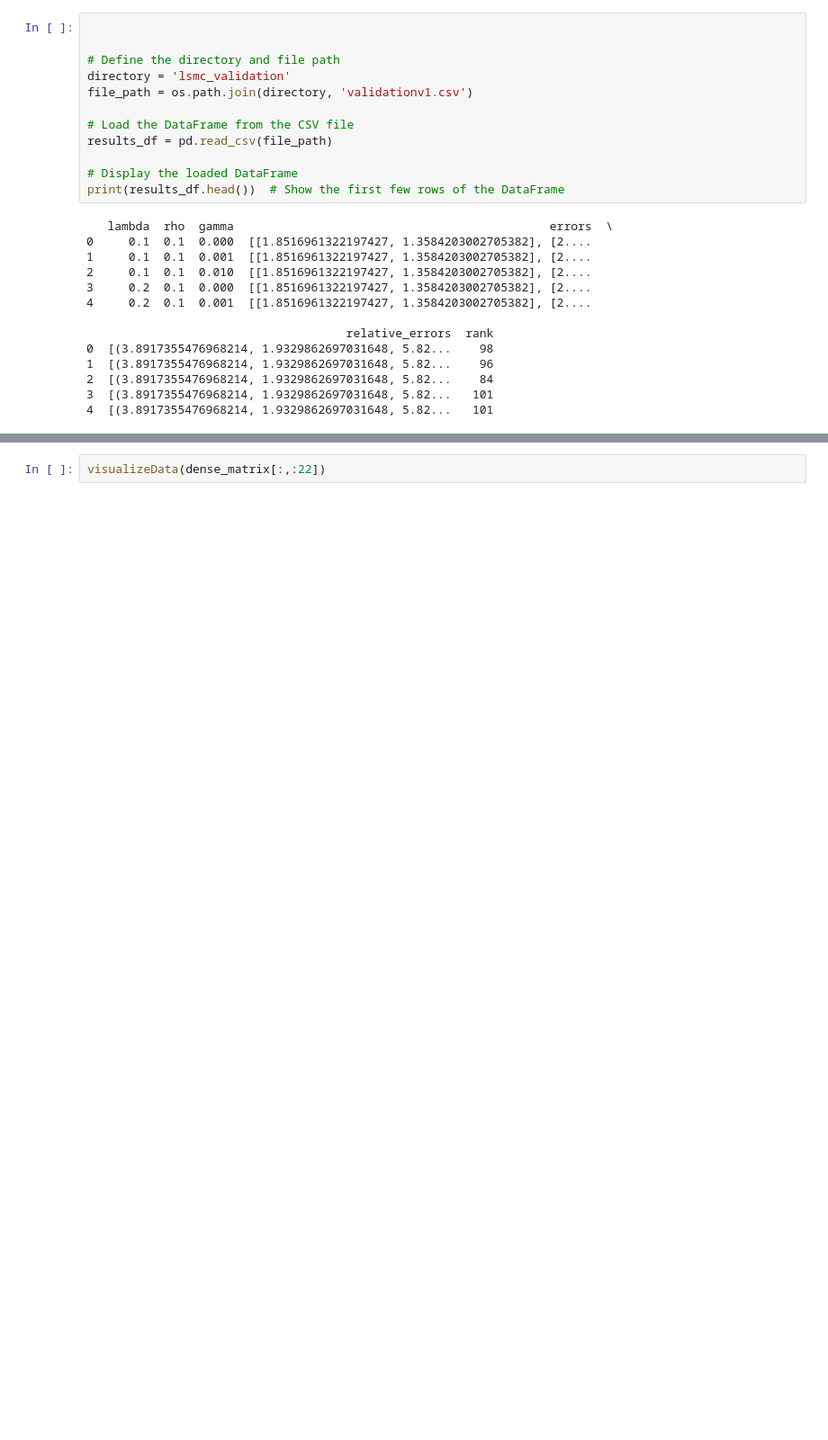
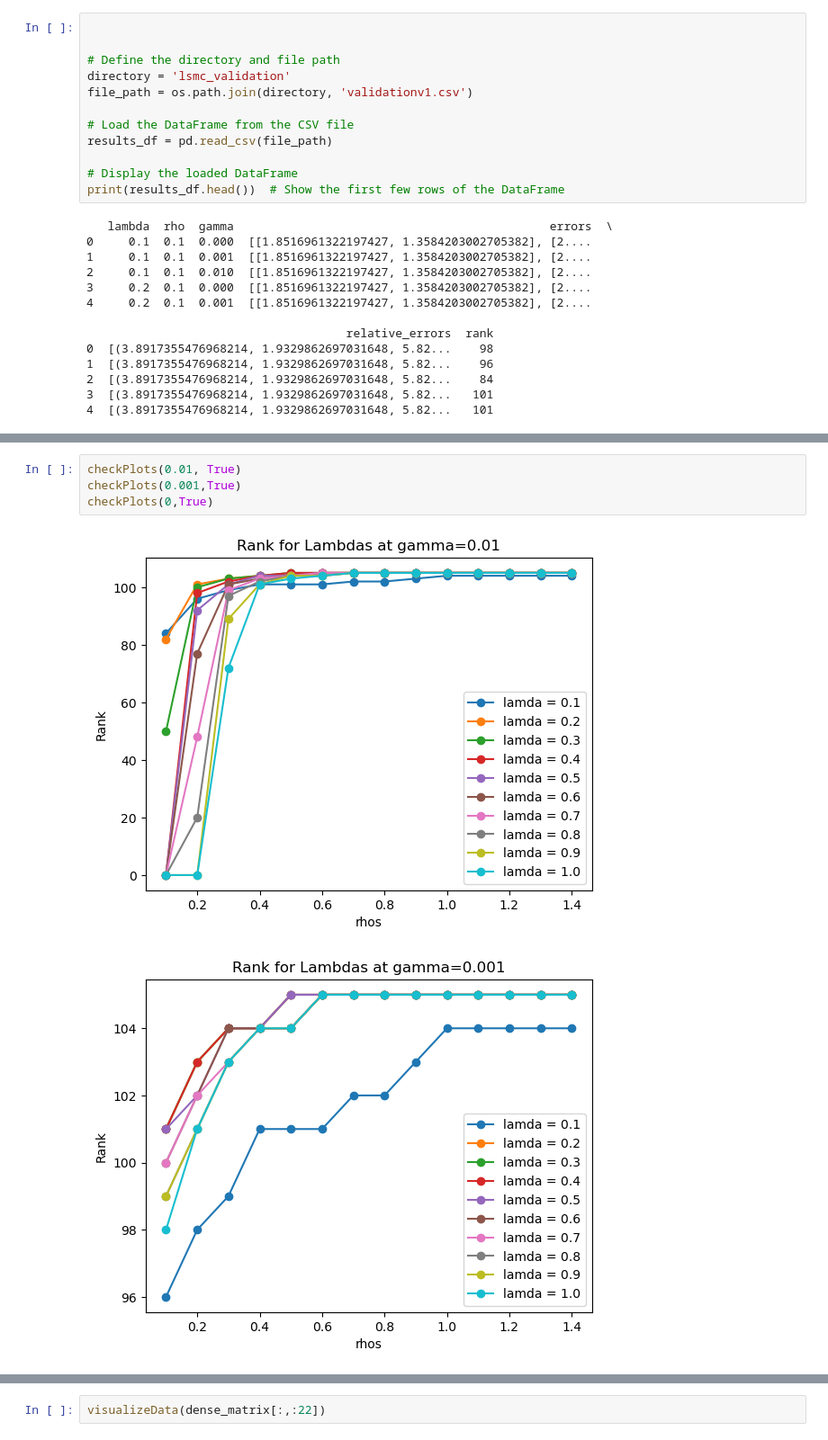
Before and after one commit to Kessius00/nn-s-matrix-fc, a Jupyter notebook: lsmc/lsmc_valid_SVD.ipynb, the cells around one changed output, grey strips where cells are left out. Shown at 90% size. Drawn from its saved outputs; the diff is of its cells as text; blank space fills up the shorter version.

```diff
--- a/lsmc/lsmc_valid_SVD.ipynb
+++ b/lsmc/lsmc_valid_SVD.ipynb
@@ -143,0 +252,7 @@ print(results_df.head())  # Show the first few rows of the DataFrame
+# %%
+checkPlots(0.01, True)
+checkPlots(0.001,True)
+checkPlots(0,True)
+# %% [output]
+[figure, added]
+[figure, added]
```
Also changed, not shown: parts of 12 cells of this notebook.
